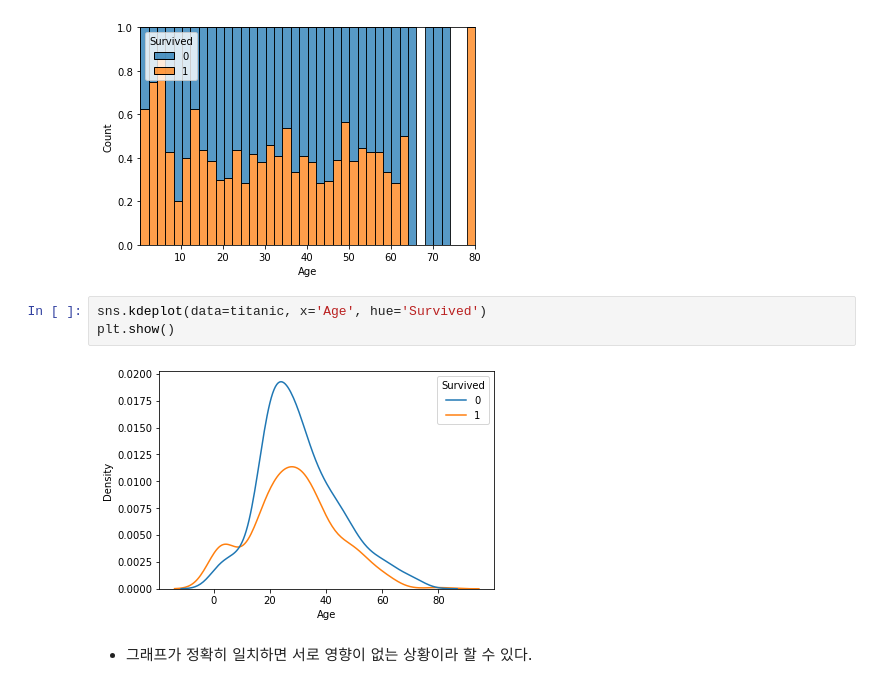
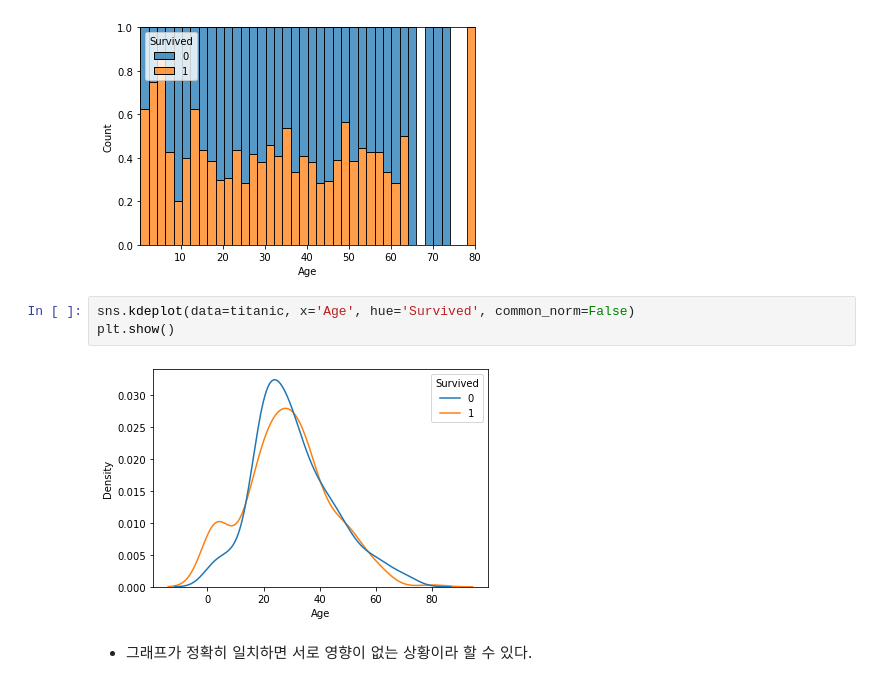
Before and after one commit to khoooo/P3, a Jupyter notebook: 이변량분석_숫자-범주.ipynb, the cells around one changed output. Saved outputs shown, nothing was run; the diff lists cells and outputs as text.

```diff
--- a/이변량분석_숫자-범주.ipynb
+++ b/이변량분석_숫자-범주.ipynb
@@ -30,10 +30,10 @@ plt.show()
 # %% [output]
 [figure]
 # %%
-sns.kdeplot(data=titanic, x='Age', hue='Survived')
+sns.kdeplot(data=titanic, x='Age', hue='Survived', common_norm=False)
 plt.show()
 # %% [output]
-[figure, old version]
+[figure, new version]
 # %% [markdown]
 - 그래프가 정확히 일치하면 서로 영향이 없는 상황이라 할 수 있다.
 # %% [markdown]
```
